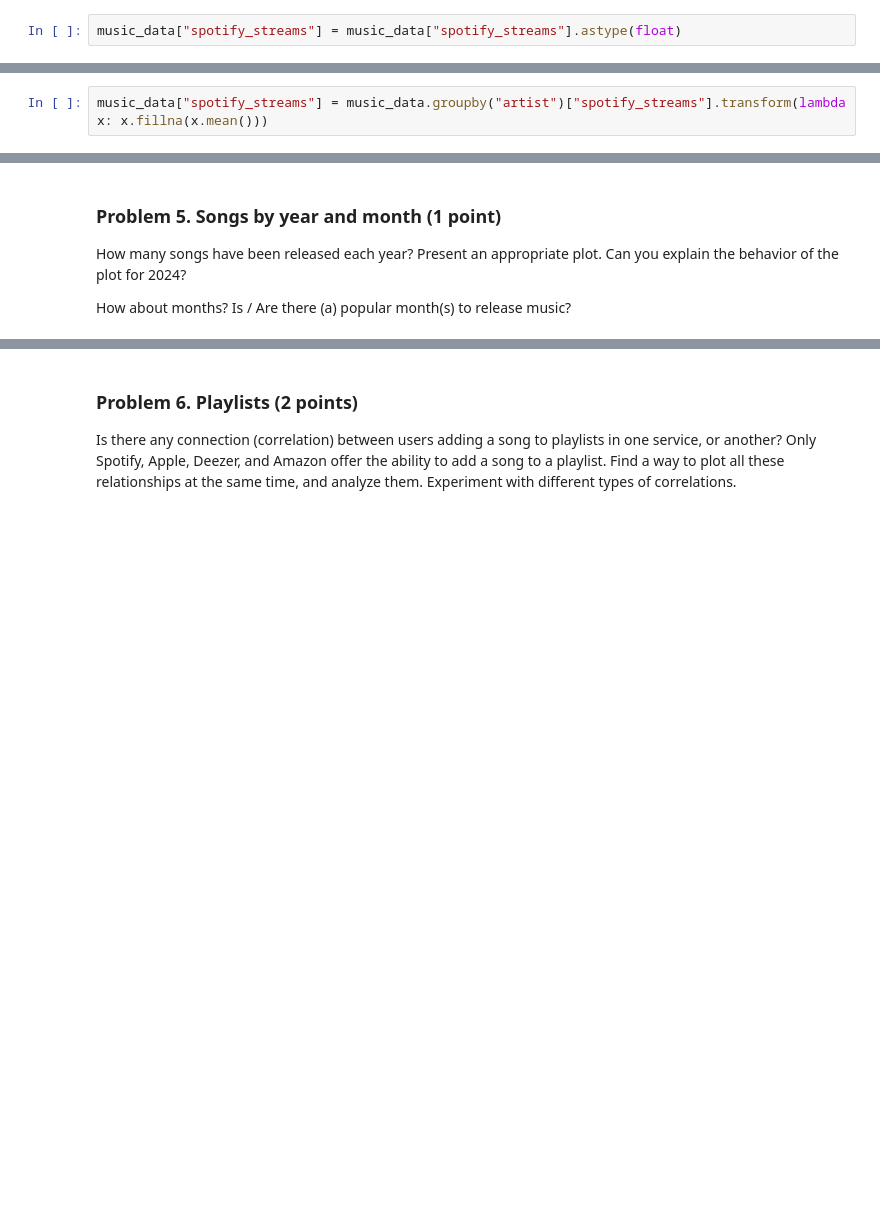
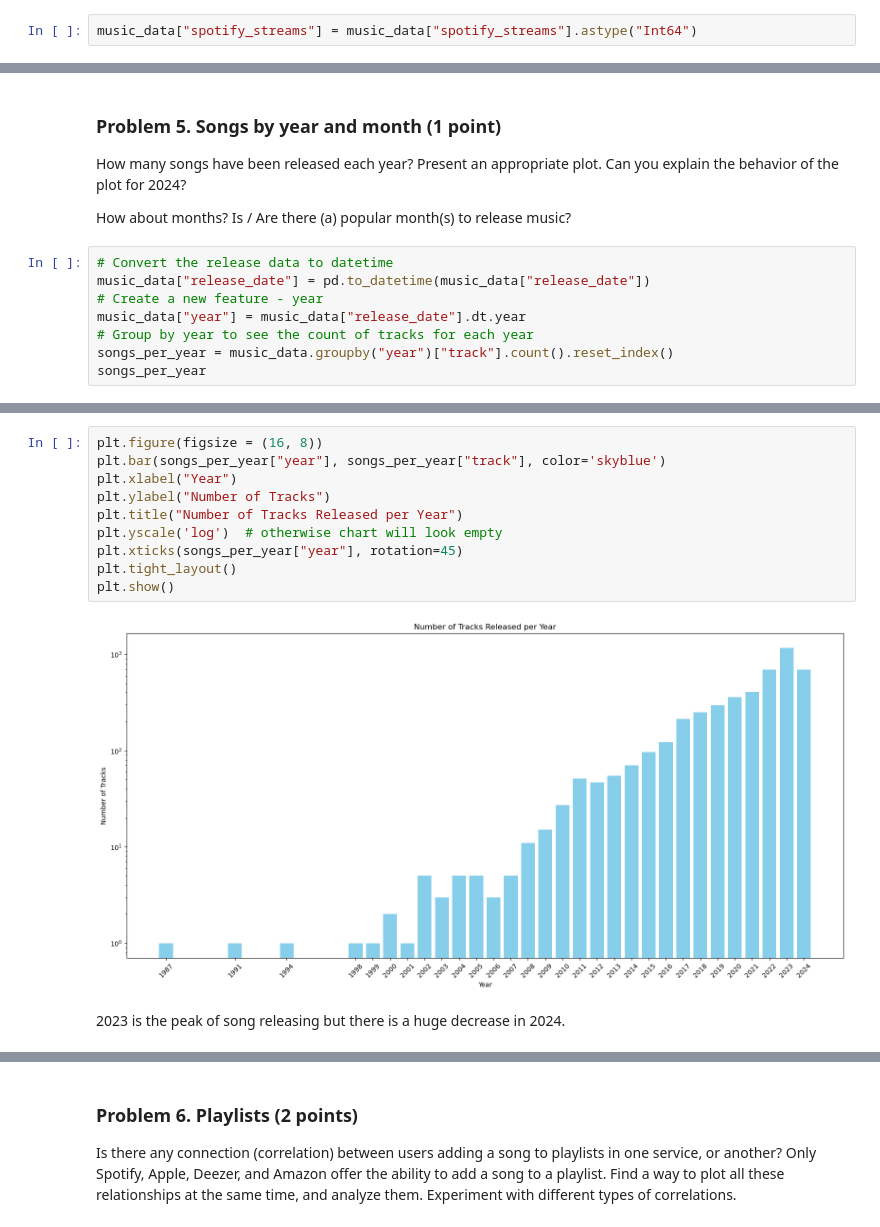
Before and after one commit to AI-Machine-Learning-Upskill-Programme/Data-Science, a Jupyter notebook: Data Science Course/Homeworks/03.Data-Visualization-Exploratory-Data-Analysis-Lab/Data Visualization and EDA Lab.ipynb, the cells around one changed output, grey strips where cells are left out. Saved outputs shown, nothing was run; the diff lists cells and outputs as text; blank space fills up the shorter version.

```diff
--- a/Data Science Course/Homeworks/03.Data-Visualization-Exploratory-Data-Analysis-Lab/Data Visualization and EDA Lab.ipynb
+++ b/Data Science Course/Homeworks/03.Data-Visualization-Exploratory-Data-Analysis-Lab/Data Visualization and EDA Lab.ipynb
@@ -373,4 +376,4 @@ music_data["spotify_streams"].dtype.name
 music_data["spotify_streams"] = music_data["spotify_streams"].str.replace(",", "")
 # %%
-music_data["spotify_streams"] = music_data["spotify_streams"].astype(float)
+music_data["spotify_streams"] = music_data["spotify_streams"].astype("Int64")
 # %%
@@ -399,2 +395,0 @@ for artist in no_streams_artists.unique():
-# %%
-music_data["spotify_streams"] = music_data.groupby("artist")["spotify_streams"].transform(lambda x: x.fillna(x.mean()))
@@ -410,3 +411,11 @@ most_streamed_artists_pivot[most_streamed_artists_pivot["artist"] == "Dua Lipa"]
 How many songs have been released each year? Present an appropriate plot. Can you explain the behavior of the plot for 2024?
 
 How about months? Is / Are there (a) popular month(s) to release music?
+# %%
+# Convert the release data to datetime
+music_data["release_date"] = pd.to_datetime(music_data["release_date"])
+# Create a new feature - year
+music_data["year"] = music_data["release_date"].dt.year
+# Group by year to see the count of tracks for each year
+songs_per_year = music_data.groupby("year")["track"].count().reset_index()
+songs_per_year
@@ -412,0 +440,14 @@ How about months? Is / Are there (a) popular month(s) to release music?
+# %%
+plt.figure(figsize = (16, 8))
+plt.bar(songs_per_year["year"], songs_per_year["track"], color='skyblue')
+plt.xlabel("Year")
+plt.ylabel("Number of Tracks")
+plt.title("Number of Tracks Released per Year")
+plt.yscale('log')  # otherwise chart will look empty
+plt.xticks(songs_per_year["year"], rotation=45)
+plt.tight_layout()
+plt.show()
+# %% [output]
+[figure, added]
+# %% [markdown]
+2023 is the peak of song releasing but there is a huge decrease in 2024.
```
Also changed, not shown: parts of 22 cells of this notebook, 1 other file.
